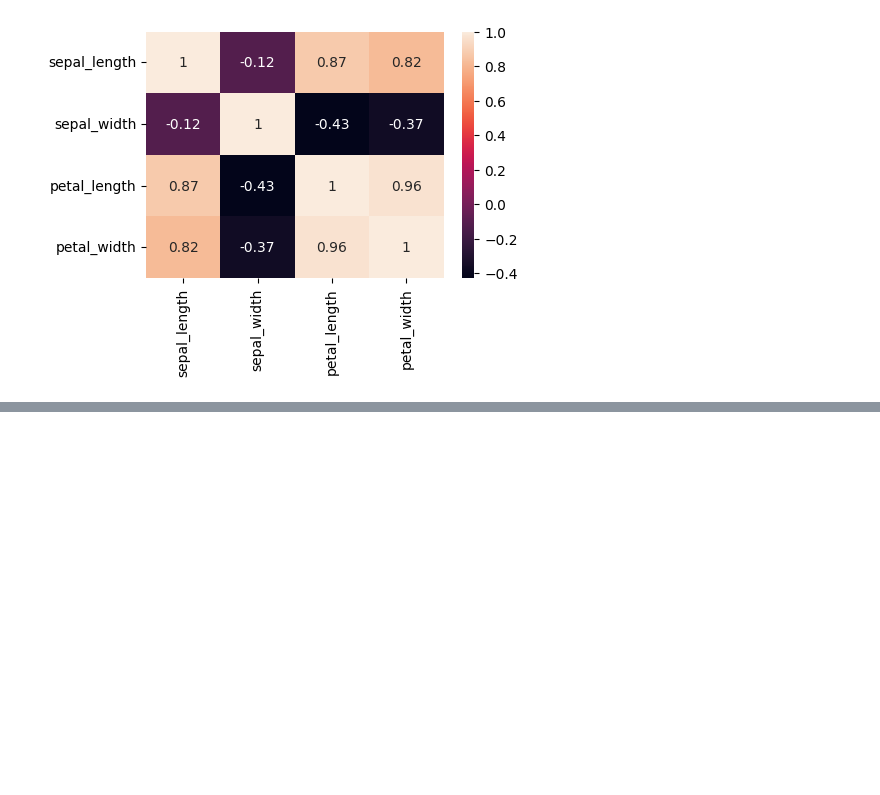
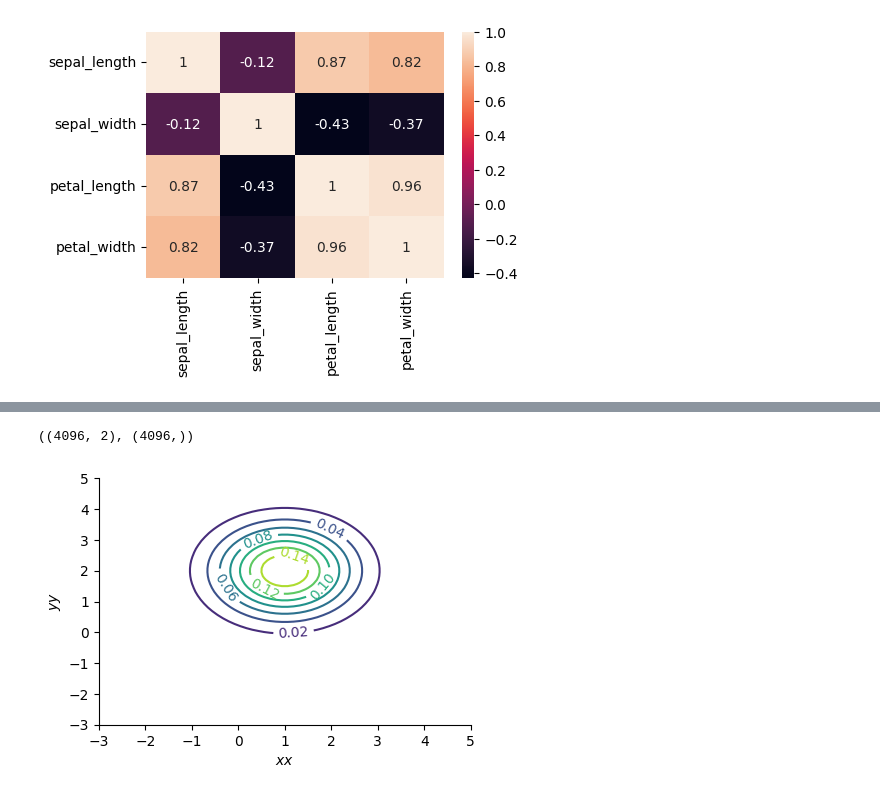
Before and after one commit to xplutoy/cookbook-ml, a Jupyter notebook: cookbook_ml/plot.ipynb, the cells around one changed output, grey strips where cells are left out. Drawn from its saved outputs; the diff is of its cells as text; code cells hidden in the pictures; blank space fills up the shorter version.

```diff
--- a/cookbook_ml/plot.ipynb
+++ b/cookbook_ml/plot.ipynb
@@ -75,0 +109,17 @@ sns.heatmap(cor, annot=True)
+# %%
+X_flat = np.hstack([xx.flatten()[:, None], yy.flatten()[:, None]])
+z = X_rv.pdf(X_flat)
+Z = z.reshape((64, 64))
+
+X_flat.shape, z.shape
+# %% [output]
+((4096, 2), (4096,))
+# %%
+fig, ax = plt.subplots()
+c = ax.contour(xx, yy, Z, levels=8)
+ax.clabel(c, inline=1, fontsize=10)
+ax.set_xlabel("$xx$")
+ax.set_ylabel("$yy$")
+sns.despine(trim=True)
+# %% [output]
+[figure, added]
```
Also changed, not shown: parts of 8 cells of this notebook.
